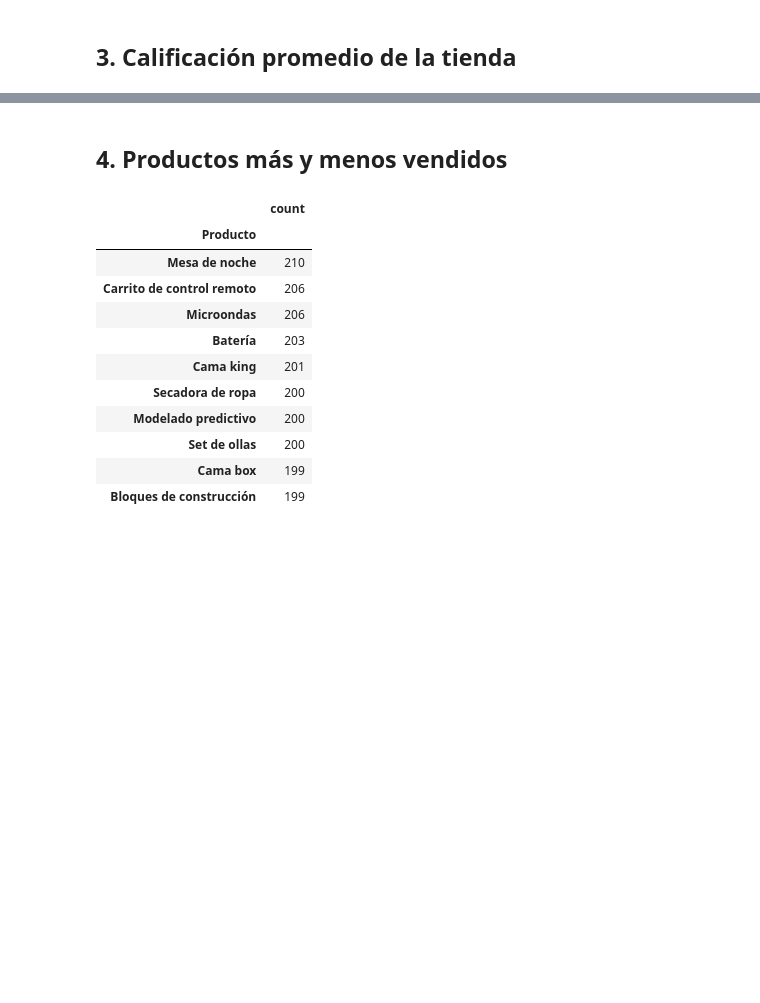
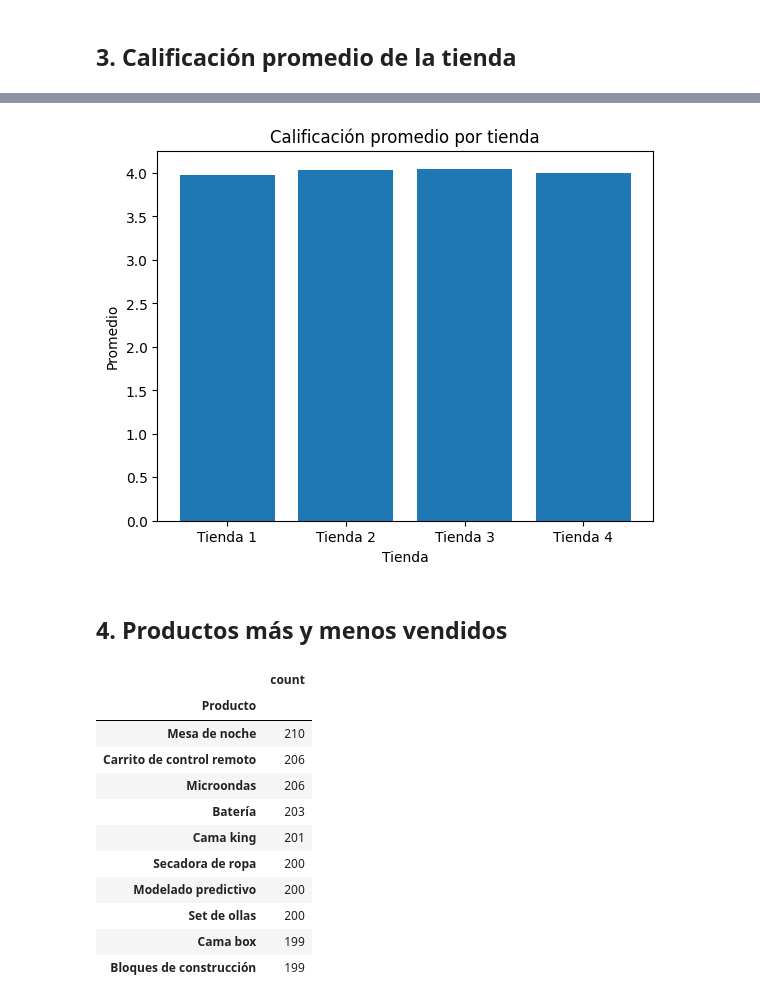
Before and after one commit to EmilioSaulG/proyecto_alura_store, a Jupyter notebook: proyecto_alura_store.ipynb, the cells around one changed output, grey strips where cells are left out. Drawn from its saved outputs; the diff is of its cells as text; code cells hidden in the pictures; blank space fills up the shorter version.

```diff
--- a/proyecto_alura_store.ipynb
+++ b/proyecto_alura_store.ipynb
@@ -125,3 +209,15 @@ dtype: int64
+# %%
+#Generamos el promedio de calificacion de cada tienda
+calificacion_promedio = df.groupby('tienda')['Calificación'].mean()
+
+plt.figure()
+plt.bar(calificacion_promedio.index, calificacion_promedio.values)
+plt.title('Calificación promedio por tienda')
+plt.xlabel('Tienda')
+plt.ylabel('Promedio')
+plt.show()
+# %% [output]
+[figure, added]
 # %% [markdown]
 ## **4. Productos más y menos vendidos**
 # %%
```
Also changed, not shown: parts of 17 cells of this notebook.
